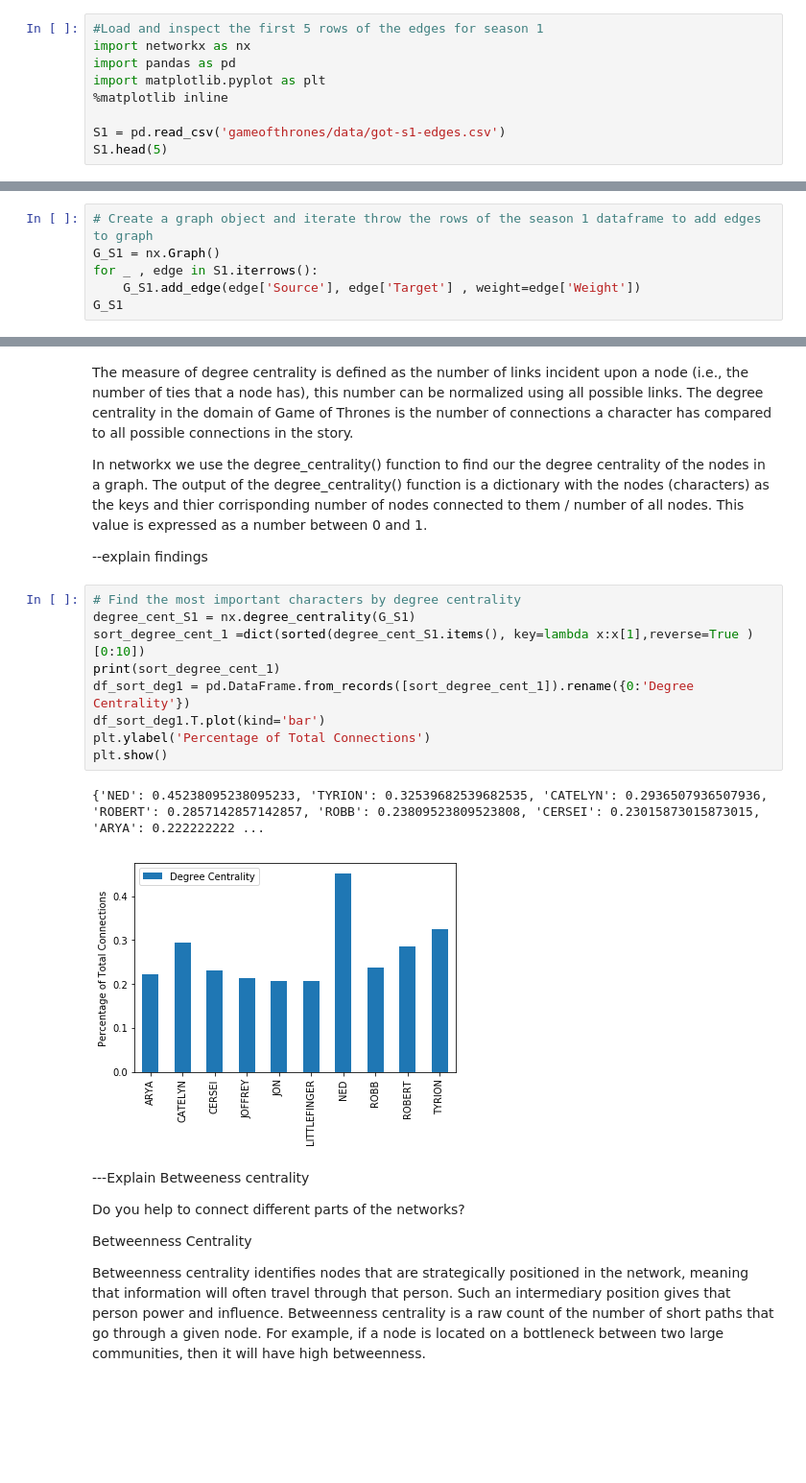
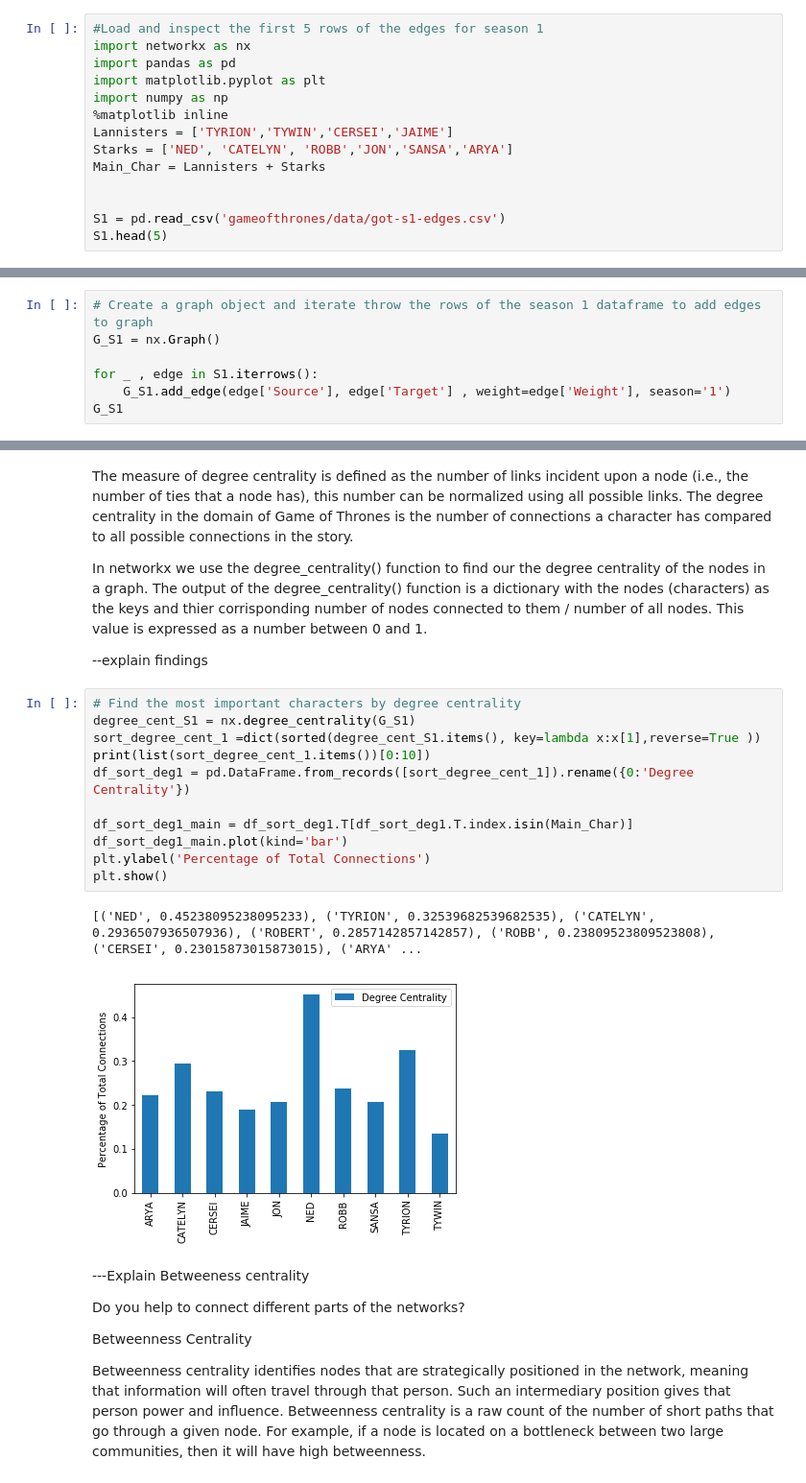
Before and after one commit to ChadAdam/Network-Analysis, a Jupyter notebook: Network_Analysis-Network.ipynb, the cells around one changed output, grey strips where cells are left out. Shown at 96% size. Drawn from its saved outputs; the diff is of its cells as text; blank space fills up the shorter version.

```diff
--- a/Network_Analysis-Network.ipynb
+++ b/Network_Analysis-Network.ipynb
@@ -5,7 +5,12 @@ Explain what Network X is and is used for in this project--
 import networkx as nx
 import pandas as pd
 import matplotlib.pyplot as plt
+import numpy as np
 %matplotlib inline
+Lannisters = ['TYRION','TYWIN','CERSEI','JAIME']
+Starks = ['NED', 'CATELYN', 'ROBB','JON','SANSA','ARYA']
+Main_Char = Lannisters + Starks
+
 
 S1 = pd.read_csv('gameofthrones/data/got-s1-edges.csv')
 S1.head(5)
@@ -21,8 +26,9 @@ S1.head(5)
 # %%
 # Create a graph object and iterate throw the rows of the season 1 dataframe to add edges to graph
 G_S1 = nx.Graph()
+
 for _ , edge in S1.iterrows():
-    G_S1.add_edge(edge['Source'], edge['Target'] , weight=edge['Weight'])
+    G_S1.add_edge(edge['Source'], edge['Target'] , weight=edge['Weight'], season='1')
 G_S1
 # %% [output]
 <networkx.classes.graph.Graph at 0x...>
@@ -36,15 +42,17 @@ In networkx we use the degree_centrality() function to find our the degree centr
 # %%
 # Find the most important characters by degree centrality
 degree_cent_S1 = nx.degree_centrality(G_S1)
-sort_degree_cent_1 =dict(sorted(degree_cent_S1.items(), key=lambda x:x[1],reverse=True )[0:10])
-print(sort_degree_cent_1)
+sort_degree_cent_1 =dict(sorted(degree_cent_S1.items(), key=lambda x:x[1],reverse=True ))
+print(list(sort_degree_cent_1.items())[0:10])
 df_sort_deg1 = pd.DataFrame.from_records([sort_degree_cent_1]).rename({0:'Degree Centrality'})
-df_sort_deg1.T.plot(kind='bar')
+
+df_sort_deg1_main = df_sort_deg1.T[df_sort_deg1.T.index.isin(Main_Char)]
+df_sort_deg1_main.plot(kind='bar')
 plt.ylabel('Percentage of Total Connections')
 plt.show()
 # %% [output]
-{'NED': 0.45238095238095233, 'TYRION': 0.32539682539682535, 'CATELYN': 0.2936507936507936, 'ROBERT': 0.2857142857142857, 'ROBB': 0.23809523809523808, 'CERSEI': 0.23015873015873015, 'ARYA': 0.222222222 ...
+[('NED', 0.45238095238095233), ('TYRION', 0.32539682539682535), ('CATELYN', 0.2936507936507936), ('ROBERT', 0.2857142857142857), ('ROBB', 0.23809523809523808), ('CERSEI', 0.23015873015873015), ('ARYA' ...
-[figure, old version]
+[figure, new version]
 # %% [markdown]
 ---Explain Betweeness centrality
 
```
Also changed, not shown: parts of 5 cells of this notebook.
